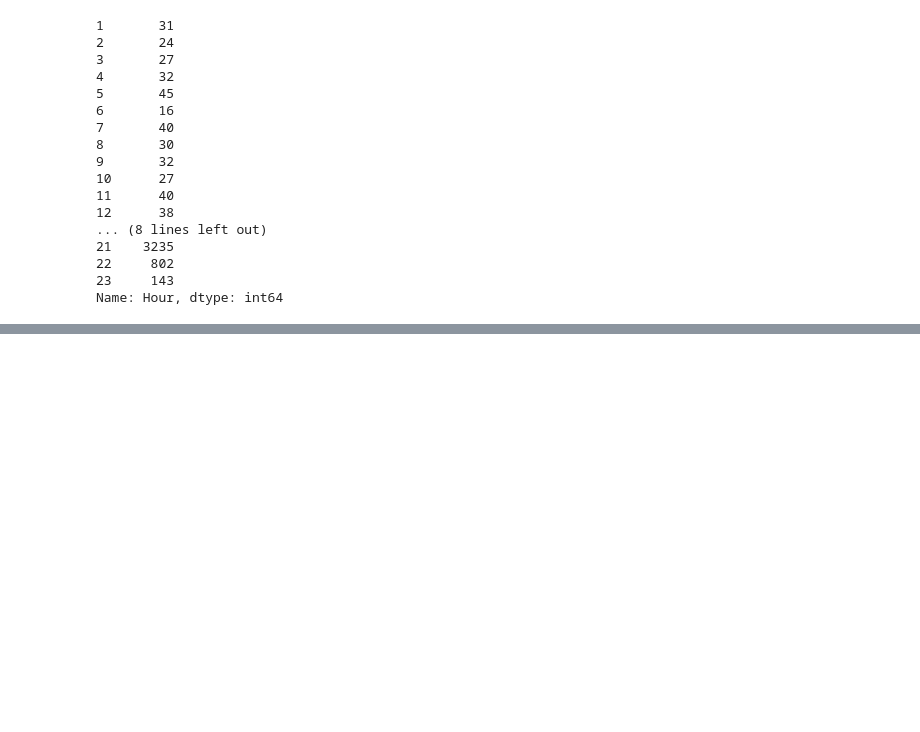
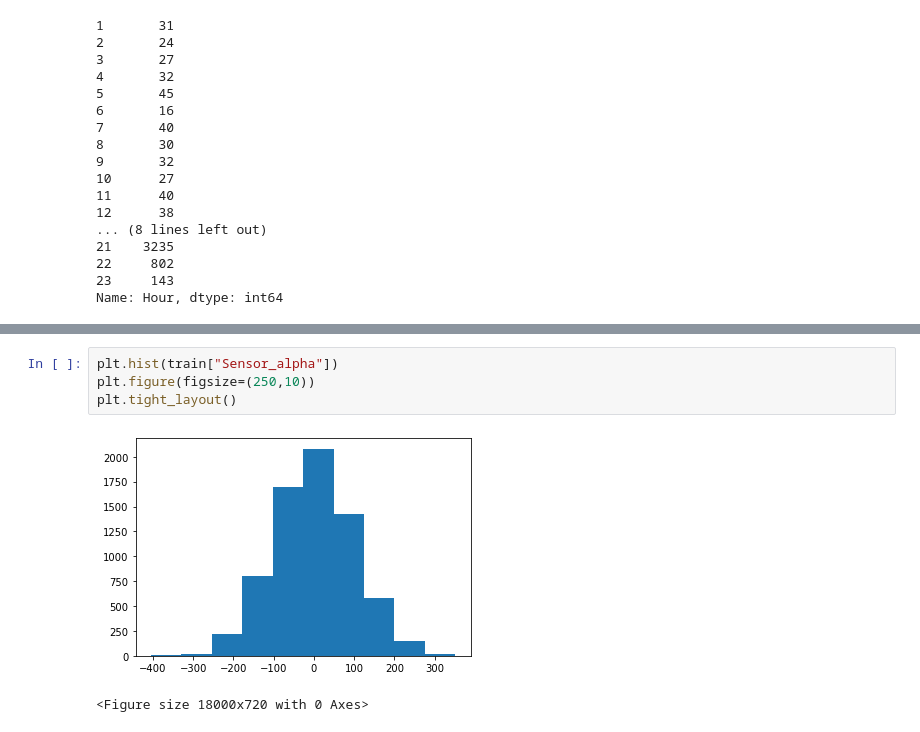
Before and after one commit to ivanlg1327/-nocturnal-insects-challenge, a Jupyter notebook: data_exploration.ipynb, the cells around one changed output, grey strips where cells are left out. Saved outputs shown, nothing was run; the diff lists cells and outputs as text; blank space fills up the shorter version.

```diff
--- a/data_exploration.ipynb
+++ b/data_exploration.ipynb
@@ -45,0 +71,7 @@ Name: Hour, dtype: int64
+# %%
+plt.hist(train["Sensor_alpha"])
+plt.figure(figsize=(250,10))
+plt.tight_layout()
+# %% [output]
+[figure, added]
+<Figure size 18000x720 with 0 Axes>
```
Also changed, not shown: parts of 10 cells of this notebook, 6 other files.
